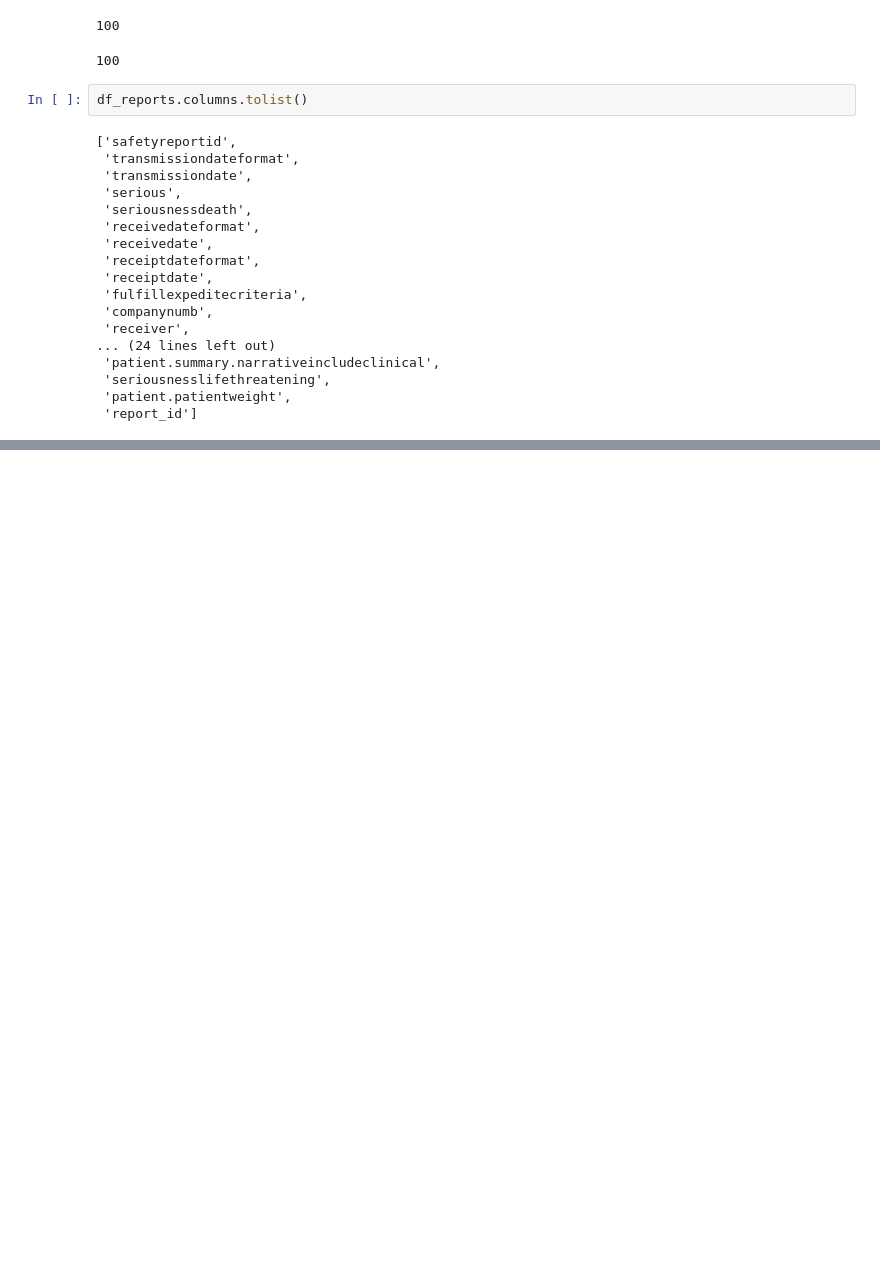
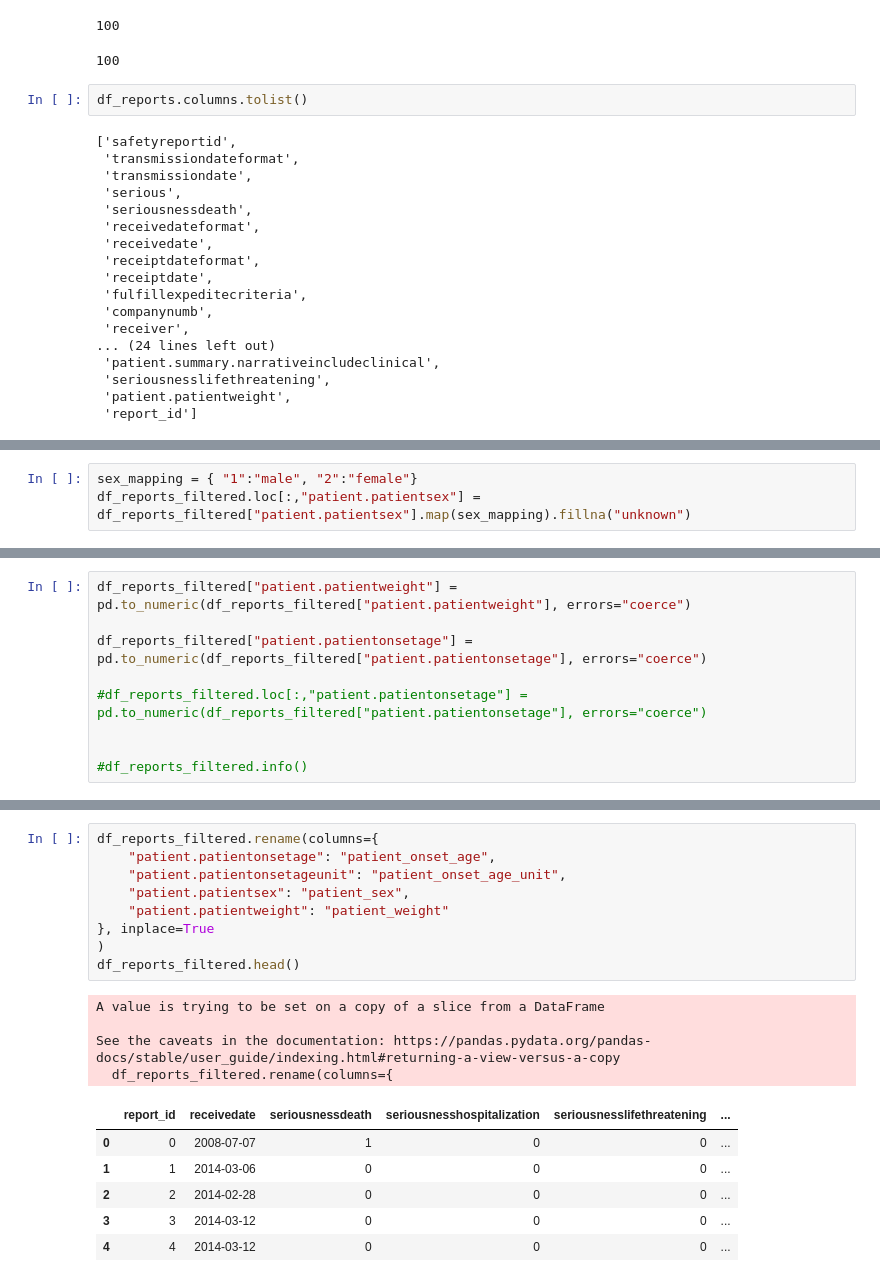
Before and after one commit to tungstennn/DrugSafe, a Jupyter notebook: EDA/explore_fda_data.ipynb, the cells around one changed output, grey strips where cells are left out. Cells and saved outputs as stored; diff of their text form; blank space fills up the shorter version.

```diff
--- a/EDA/explore_fda_data.ipynb
+++ b/EDA/explore_fda_data.ipynb
@@ -147,0 +202,3 @@ df_reports_filtered.head()
+# %%
+sex_mapping = { "1":"male", "2":"female"}
+df_reports_filtered.loc[:,"patient.patientsex"] = df_reports_filtered["patient.patientsex"].map(sex_mapping).fillna("unknown")
@@ -147,0 +224,9 @@ df_reports_filtered.head()
+# %%
+df_reports_filtered["patient.patientweight"] = pd.to_numeric(df_reports_filtered["patient.patientweight"], errors="coerce")
+
+df_reports_filtered["patient.patientonsetage"] = pd.to_numeric(df_reports_filtered["patient.patientonsetage"], errors="coerce")
+
+#df_reports_filtered.loc[:,"patient.patientonsetage"] = pd.to_numeric(df_reports_filtered["patient.patientonsetage"], errors="coerce")
+
+
+#df_reports_filtered.info()
@@ -147,0 +244,20 @@ df_reports_filtered.head()
+# %%
+df_reports_filtered.rename(columns={
+    "patient.patientonsetage": "patient_onset_age",
+    "patient.patientonsetageunit": "patient_onset_age_unit",
+    "patient.patientsex": "patient_sex",
+    "patient.patientweight": "patient_weight"
+}, inplace=True
+)
+df_reports_filtered.head()
+# %% [output]
+A value is trying to be set on a copy of a slice from a DataFrame
+
+See the caveats in the documentation: https://pandas.pydata.org/pandas-docs/stable/user_guide/indexing.html#returning-a-view-versus-a-copy
+  df_reports_filtered.rename(columns={
+|  | report_id | receivedate | seriousnessdeath | seriousnesshospitalization | seriousnesslifethreatening | ... |
+| 0 | 0 | 2008-07-07 | 1 | 0 | 0 | ... |
+| 1 | 1 | 2014-03-06 | 0 | 0 | 0 | ... |
+| 2 | 2 | 2014-02-28 | 0 | 0 | 0 | ... |
+| 3 | 3 | 2014-03-12 | 0 | 0 | 0 | ... |
+| 4 | 4 | 2014-03-12 | 0 | 0 | 0 | ... |
```
Also changed, not shown: parts of 6 cells of this notebook.
